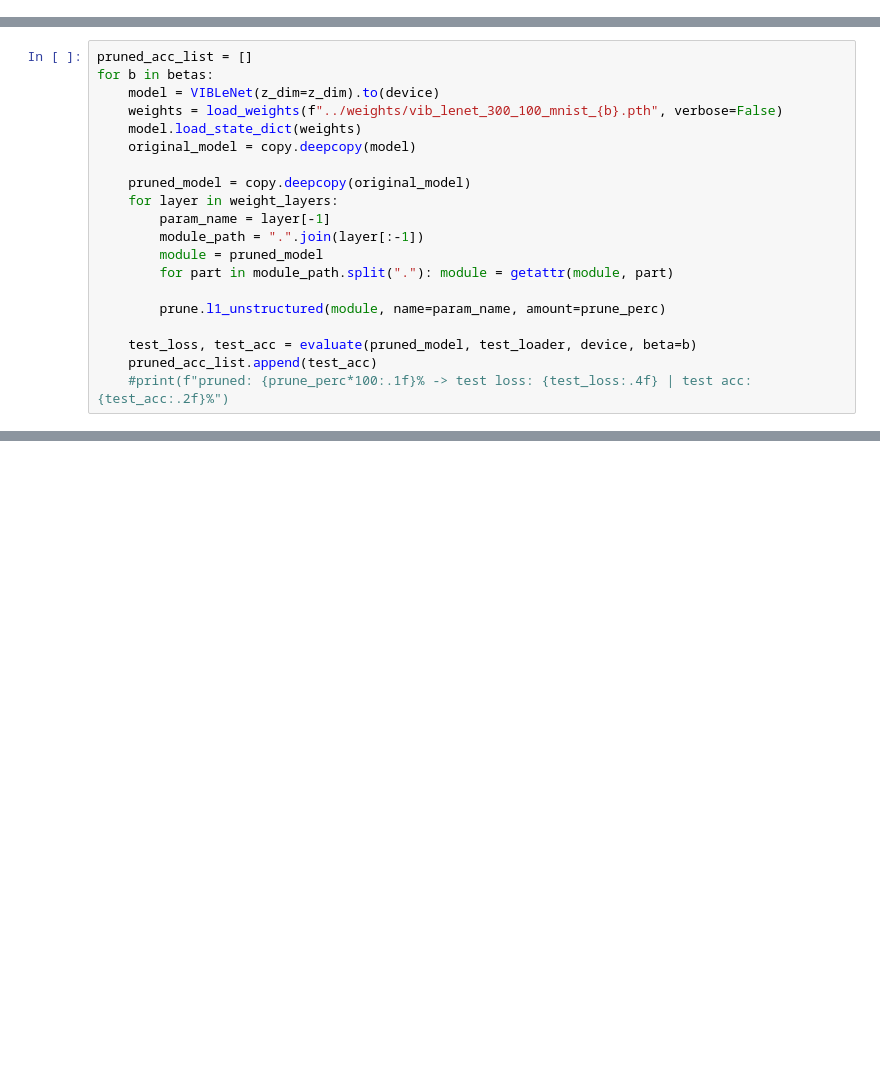
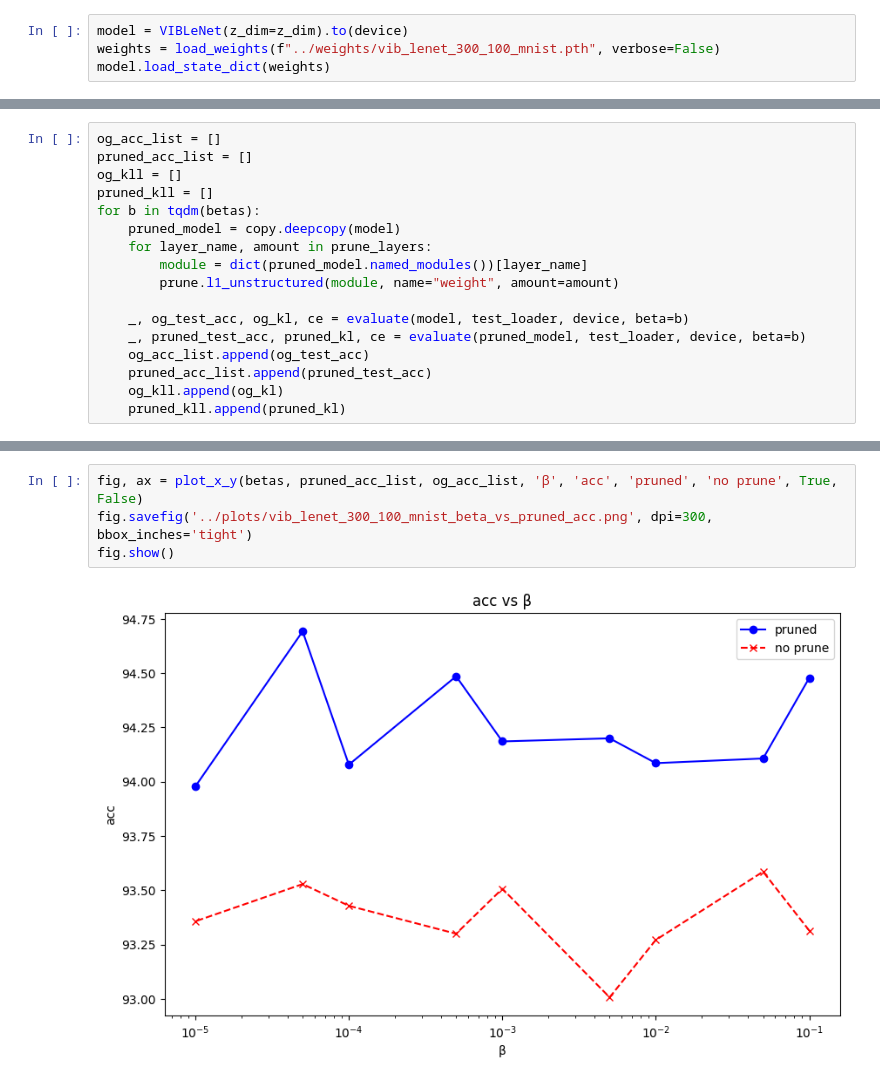
Before and after one commit to InformationPlanesDecompositions/nn-vib, a Jupyter notebook: testing/vib_lenet_300_100_prune_testing.ipynb, the cells around one changed output, grey strips where cells are left out. Saved outputs shown, nothing was run; the diff lists cells and outputs as text; blank space fills up the shorter version.

```diff
--- a/testing/vib_lenet_300_100_prune_testing.ipynb
+++ b/testing/vib_lenet_300_100_prune_testing.ipynb
@@ -27,0 +25,4 @@ og_acc_list = data['acc_list']
+# %%
+model = VIBLeNet(z_dim=z_dim).to(device)
+weights = load_weights(f"../weights/vib_lenet_300_100_mnist.pth", verbose=False)
+model.load_state_dict(weights)
@@ -44,22 +48,19 @@ weight_layers = [
 # %% [output]
 train_size: 56000, test_size: 14000
 # %%
+og_acc_list = []
 pruned_acc_list = []
-for b in betas:
-    model = VIBLeNet(z_dim=z_dim).to(device)
-    weights = load_weights(f"../weights/vib_lenet_300_100_mnist_{b}.pth", verbose=False)
-    model.load_state_dict(weights)
-    original_model = copy.deepcopy(model)
+og_kll = []
+pruned_kll = []
+for b in tqdm(betas):
+    pruned_model = copy.deepcopy(model)
+    for layer_name, amount in prune_layers:
+        module = dict(pruned_model.named_modules())[layer_name]
+        prune.l1_unstructured(module, name="weight", amount=amount)
 
-    pruned_model = copy.deepcopy(original_model)
-    for layer in weight_layers:
-        param_name = layer[-1]
-        module_path = ".".join(layer[:-1])
-        module = pruned_model
-        for part in module_path.split("."): module = getattr(module, part)
-
-        prune.l1_unstructured(module, name=param_name, amount=prune_perc)
-
-    test_loss, test_acc = evaluate(pruned_model, test_loader, device, beta=b)
-    pruned_acc_list.append(test_acc)
-    #print(f"pruned: {prune_perc*100:.1f}% -> test loss: {test_loss:.4f} | test acc: {test_acc:.2f}%")
+    _, og_test_acc, og_kl, ce = evaluate(model, test_loader, device, beta=b)
+    _, pruned_test_acc, pruned_kl, ce = evaluate(pruned_model, test_loader, device, beta=b)
+    og_acc_list.append(og_test_acc)
+    pruned_acc_list.append(pruned_test_acc)
+    og_kll.append(og_kl)
+    pruned_kll.append(pruned_kl)
@@ -89,0 +80,6 @@ plt.show()
+# %%
+fig, ax = plot_x_y(betas, pruned_acc_list, og_acc_list, 'β', 'acc', 'pruned', 'no prune', True, False)
+fig.savefig('../plots/vib_lenet_300_100_mnist_beta_vs_pruned_acc.png', dpi=300, bbox_inches='tight')
+fig.show()
+# %% [output]
+[figure, added]
```
Also changed, not shown: parts of 7 cells of this notebook, 8 other files.
